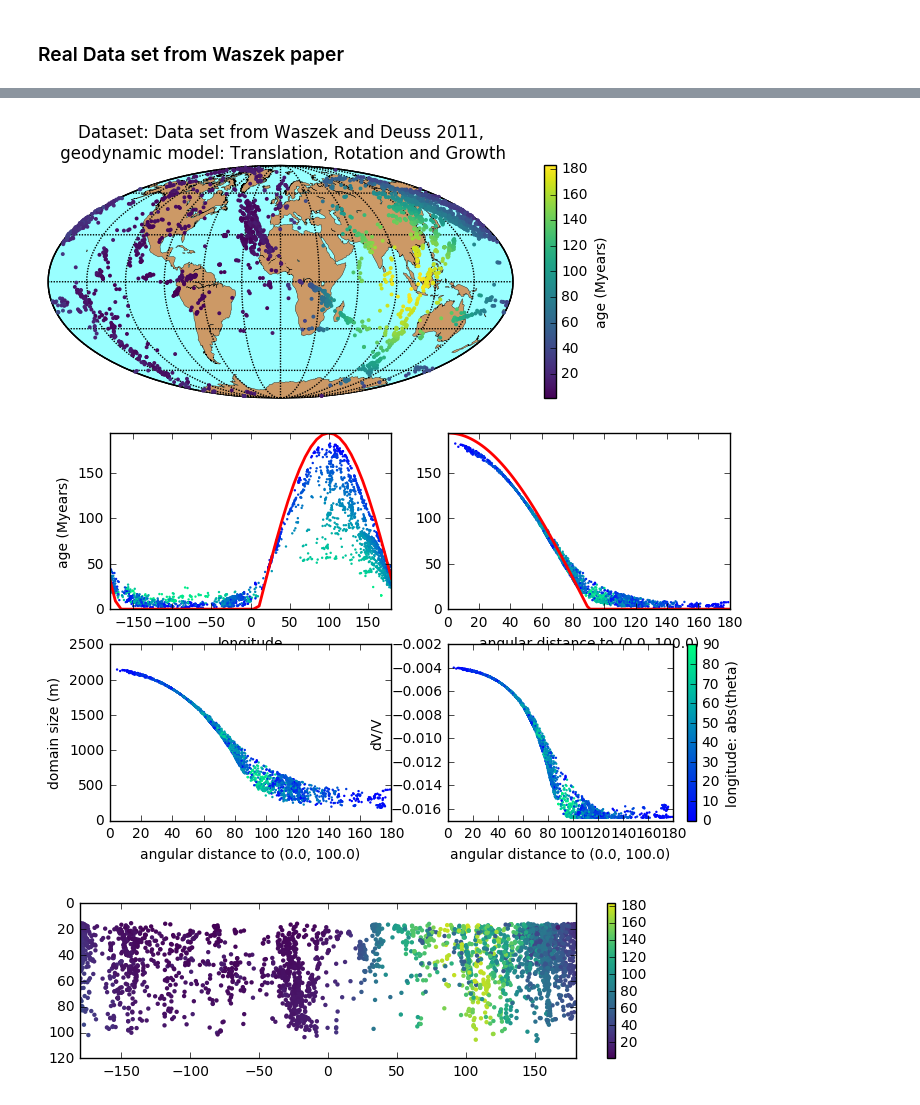
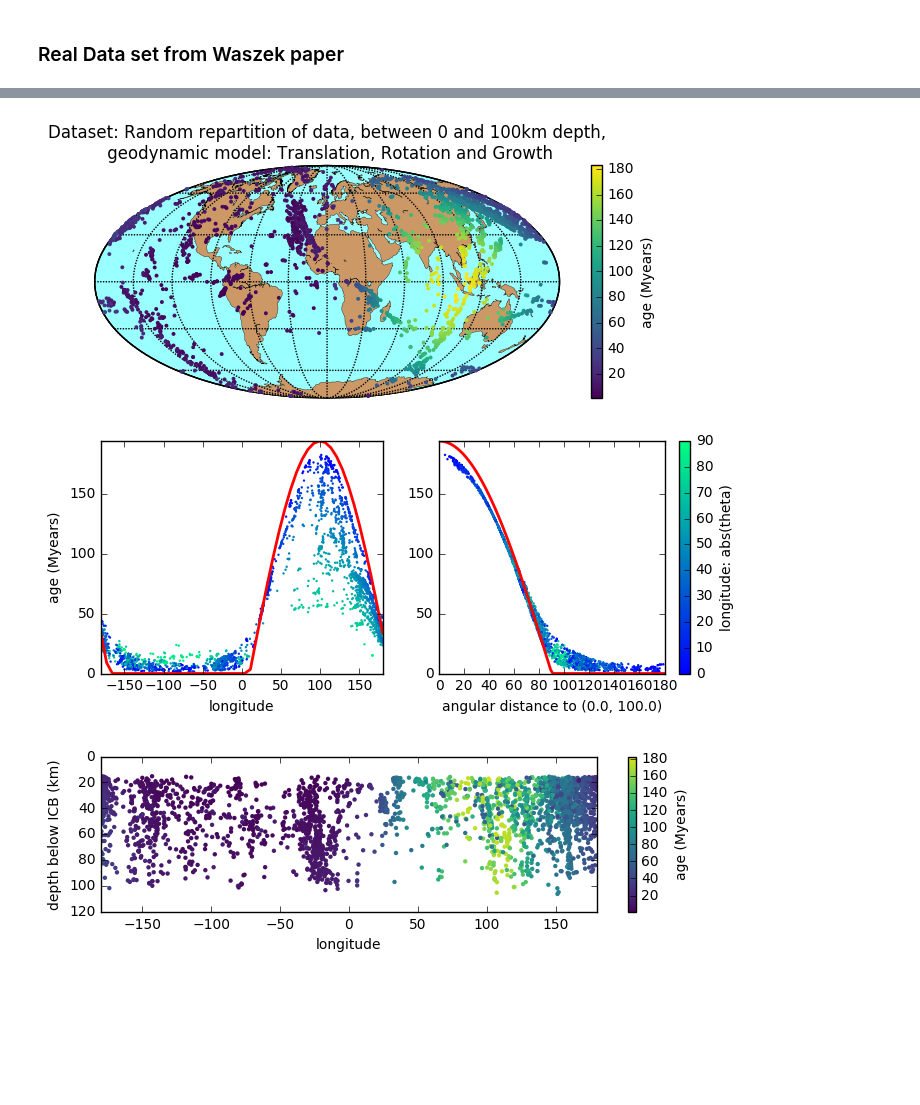
Before and after one commit to MarineLasbleis/GrowYourIC, a Jupyter notebook: notebooks/Grow.ipynb, the cells around one changed output, grey strips where cells are left out. Drawn from its saved outputs; the diff is of its cells as text; code cells hidden in the pictures; blank space fills up the shorter version.

```diff
--- a/notebooks/Grow.ipynb
+++ b/notebooks/Grow.ipynb
@@ -262,15 +236,10 @@ fig.savefig(fig_name+data_set_random.name+"depth.pdf", bbox_inches='tight')
 ### Real Data set from Waszek paper
 # %%
 ## real data set
-data_set = data.SeismicFromFile("../GrowYourIC/data/results.dat")
+data_set = data.SeismicFromFile("../GrowYourIC/data/WD11.dat")
 data_set.method = "bt_point"
 geodynModel.proxy_type = "age"
 proxy2 = geodyn.evaluate_proxy(data_set, geodynModel, proxy_type="age", verbose=False)
-
-if proxy_type == "age":
-## domain size and DV/V
-    proxy_size = geodyn.evaluate_proxy(data_set, geodynModel, proxy_type="domain_size", verbose=False)
-    proxy_dV = geodyn.evaluate_proxy(data_set, geodynModel, proxy_type="dV_V", verbose=False)
 # %% [output]
 ===
 == Evaluate value of proxy for all points of the data set
@@ -304,61 +257,51 @@ dist = positions.angular_distance_to_point(t, p, *velocity_center)
 m, fig = plot_data.setting_map()
 x, y = m(p, t)
 sc = m.scatter(x, y, c=proxy2,s=8, zorder=10, cmap=cm, edgecolors='none')
-plt.title("Dataset: {},\n geodynamic model: {}".format(data_set.name, geodynModel.name))
+plt.title("Dataset: {},\n geodynamic model: {}".format(data_set_random.name, geodynModel.name))
 cbar = plt.colorbar(sc)
 cbar.set_label(proxy_name)
-fig.savefig(fig_name+data_set.name+"map.pdf", bbox_inches='tight')
+#fig.savefig(fig_name+data_set_random.name+"map.pdf", bbox_inches='tight')
 
 ## phi and distance plots
-fig, ax = plt.subplots(2,2, figsize=(8.0, 5.0))
-sc1 = ax[0,0].scatter(p, proxy2, c=abs(t),s=3, cmap=cm2, vmin =-0, vmax =90, linewidth=0)
+fig, ax = plt.subplots(1,2, figsize=(8.0, 3.0))
+sc1 = ax[0].scatter(p, proxy2, c=abs(t),s=3, cmap=cm2, vmin =-0, vmax =90, linewidth=0)
 phi = np.linspace(-180,180, 50)
 analytic_equator = np.maximum(2*np.sin((phi-10)*np.pi/180.)*rICB_dim*1e3/translation_velocity_dim /(np.pi*1e7)/1e6,0.)
-ax[0,0].plot(phi,analytic_equator, 'r', linewidth=2)
-ax[0,0].set_xlabel("longitude")
-ax[0,0].set_ylabel(proxy_name)
+ax[0].plot(phi,analytic_equator, 'r', linewidth=2)
+ax[0].set_xlabel("longitude")
+ax[0].set_ylabel(proxy_name)
 if proxy_lim is not None:
-    ax[0,0].set_ylim(proxy_lim)
-sc2 = ax[0,1].scatter(dist, proxy2, c=abs(t), cmap=cm2, vmin=-0, vmax =90, s=3, linewidth=0)
-ax[0,1].set_xlabel("angular distance to ({}, {})".format(*velocity_center))
+    ax[0].set_ylim(proxy_lim)
+sc2 = ax[1].scatter(dist, proxy2, c=abs(t), cmap=cm2, vmin=-0, vmax =90, s=3, linewidth=0)
+ax[1].set_xlabel("angular distance to ({}, {})".format(*velocity_center))
 phi = np.linspace(-90,90, 100)
 if proxy_type == "age":
     analytic_equator = np.maximum(2*np.sin((-phi)*np.pi/180.)*rICB_dim*1e3/translation_velocity_dim /(np.pi*1e7)/1e6,0.)
-    ax[0,1].plot(phi+90,analytic_equator, 'r', linewidth=2)
-ax[0,1].set_xlim([0,180])
-ax[0,0].set_xlim([-180,180])
+    ax[1].plot(phi+90,analytic_equator, 'r', linewidth=2)
+ax[1].set_xlim([0,180])
+ax[0].set_xlim([-180,180])
 cbar = fig.colorbar(sc1)
 cbar.set_label("longitude: abs(theta)")
 if proxy_lim is not None:
-    ax[0,1].set_ylim(proxy_lim)
+    ax[1].set_ylim(proxy_lim)
 ## figure with domain size and Vp
-if proxy_type == "age":
-    sc3 = ax[1,0].scatter(dist, proxy_size, c=abs(t), cmap=cm2, vmin =-0, vmax =90, s=3, linewidth=0)
-    ax[1,0].set_xlabel("angular distance to ({}, {})".format(*velocity_center))
-    ax[1,0].set_ylabel("domain size (m)")
-    ax[1,0].set_xlim([0,180])
-    ax[1,0].set_ylim([0, 2500.000])
-    sc4 = ax[1,1].scatter(dist, proxy_dV, c=abs(t), cmap=cm2, vmin=-0, vmax =90, s=3, linewidth=0)
-    ax[1,1].set_xlabel("angular distance to ({}, {})".format(*velocity_center))
-    ax[1,1].set_ylabel("dV/V")
-    ax[1,1].set_xlim([0,180])
-    ax[1,1].set_ylim([-0.017, -0.002])
-fig.savefig(fig_name + data_set.name+'long_dist.pdf', bbox_inches='tight')
+
+#fig.savefig(fig_name +data_set_random.name+ 'long_dist.pdf', bbox_inches='tight')
 
 fig, ax = plt.subplots(figsize=(8, 2))
 sc=ax.scatter(p,rICB_dim*(1.-r), c=proxy2, s=10,cmap=cm, linewidth=0)
 ax.set_ylim(-0,120)
 fig.gca().invert_yaxis()
 ax.set_xlim(-180,180)
 cbar = fig.colorbar(sc)
 if proxy_lim is not None:
     cbar.set_clim(0, maxAge)
 ax.set_xlabel("longitude")
 ax.set_ylabel("depth below ICB (km)")
 cbar.set_label(proxy_name)
 
-fig.savefig(fig_name+data_set.name+"depth.pdf", bbox_inches='tight')
+#fig.savefig(fig_name+data_set_random.name+"depth.pdf", bbox_inches='tight')
 # %% [output]
-[figure, old version]
+[figure, new version]
-[figure, old version]
+[figure, new version]
-[figure, old version]
+[figure, new version]
```
Also changed, not shown: parts of 4 cells of this notebook.
